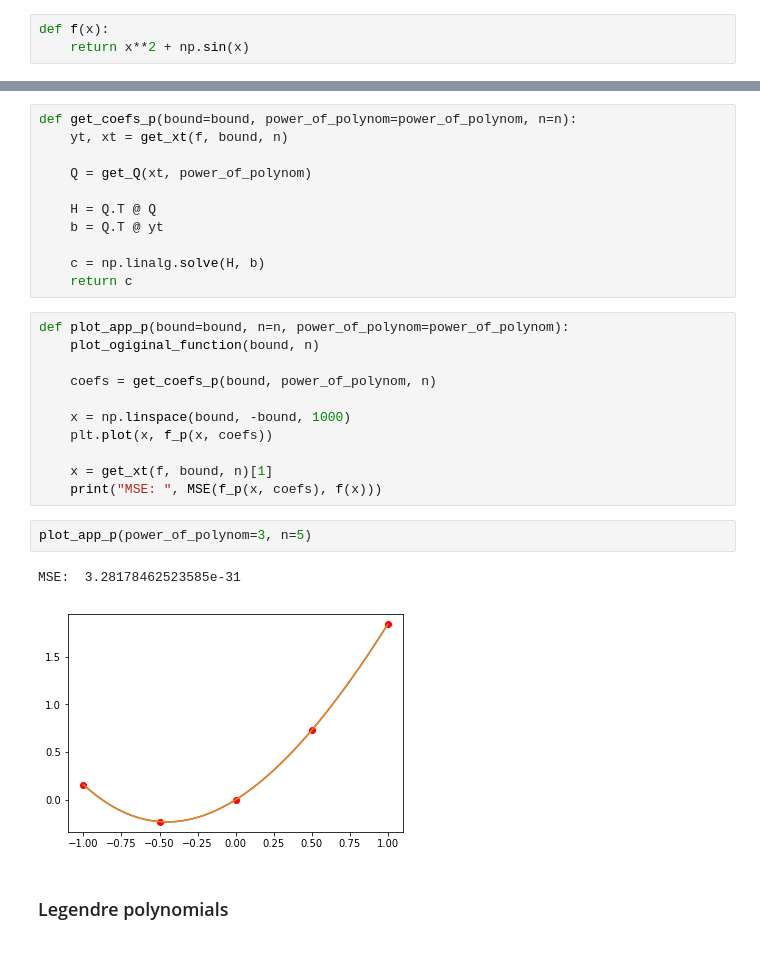
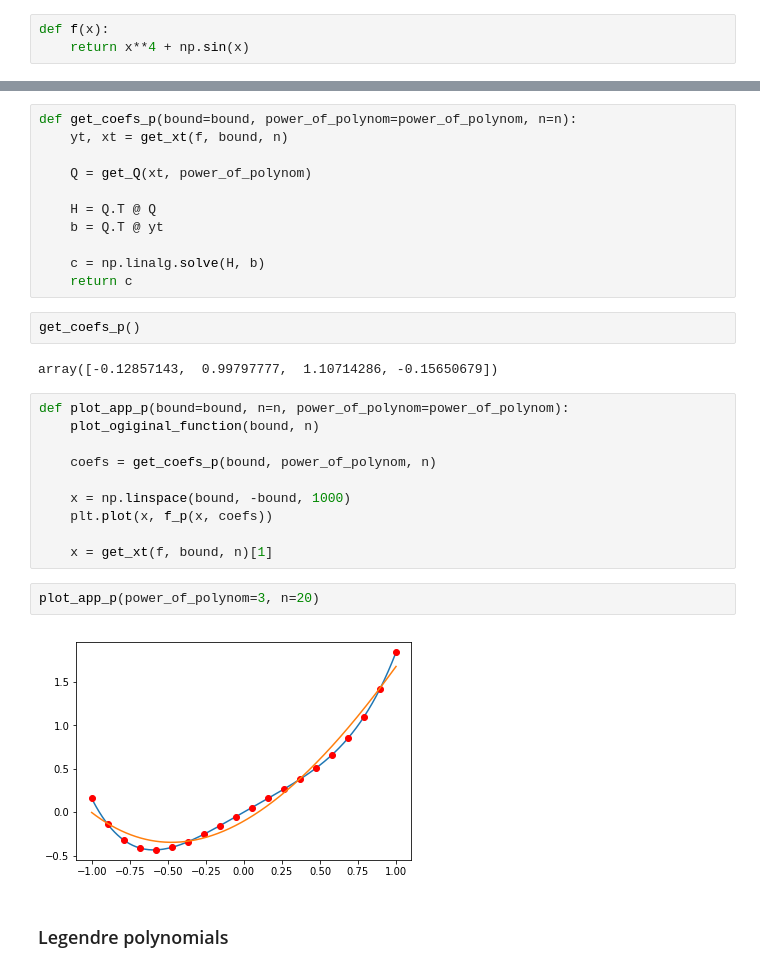
Before and after one commit to otzhora/numerical_methods-, a Jupyter notebook: approximation/approximation.ipynb, the cells around one changed output, grey strips where cells are left out. Drawn from its saved outputs; the diff is of its cells as text.

```diff
--- a/approximation/approximation.ipynb
+++ b/approximation/approximation.ipynb
@@ -6,7 +7,7 @@ bound = 1 #  boundary of interval
 n = 5 # number of app. points
 # %%
 def f(x):
-    return x**2 + np.sin(x)
+    return x**4 + np.sin(x)
 # %% [markdown]
 xt - points on which we will app. our function
 # %%
@@ -82,6 +78,10 @@ def get_coefs_p(bound=bound, power_of_polynom=power_of_polynom, n=n):
 
     c = np.linalg.solve(H, b)
     return c
+# %%
+get_coefs_p()
+# %% [output]
+array([-0.12857143,  0.99797777,  1.10714286, -0.15650679])
 # %%
 def plot_app_p(bound=bound, n=n, power_of_polynom=power_of_polynom):
     plot_ogiginal_function(bound, n)
@@ -92,12 +92,10 @@ def plot_app_p(bound=bound, n=n, power_of_polynom=power_of_polynom):
     plt.plot(x, f_p(x, coefs))
 
     x = get_xt(f, bound, n)[1]
-    print("MSE: ", MSE(f_p(x, coefs), f(x)))
 # %%
-plot_app_p(power_of_polynom=3, n=5)
+plot_app_p(power_of_polynom=3, n=20)
 # %% [output]
-MSE:  3.28178462523585e-31
-[figure, old version]
+[figure, new version]
 # %% [markdown]
 ### Legendre polynomials
 # %% [markdown]
```
Also changed, not shown: parts of 9 cells of this notebook.
